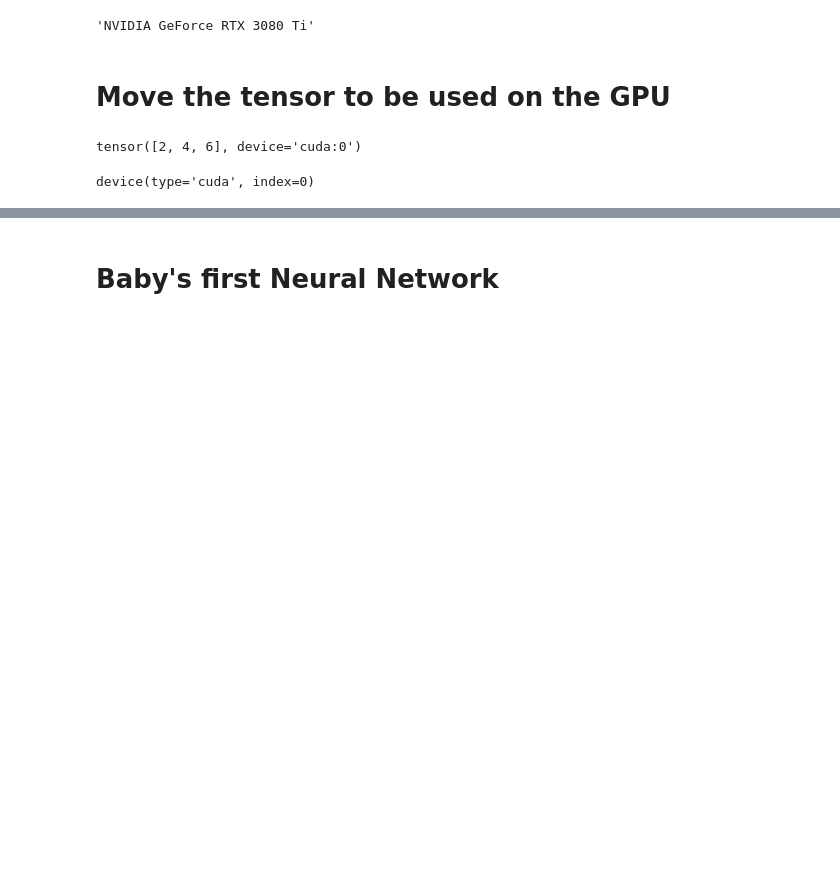
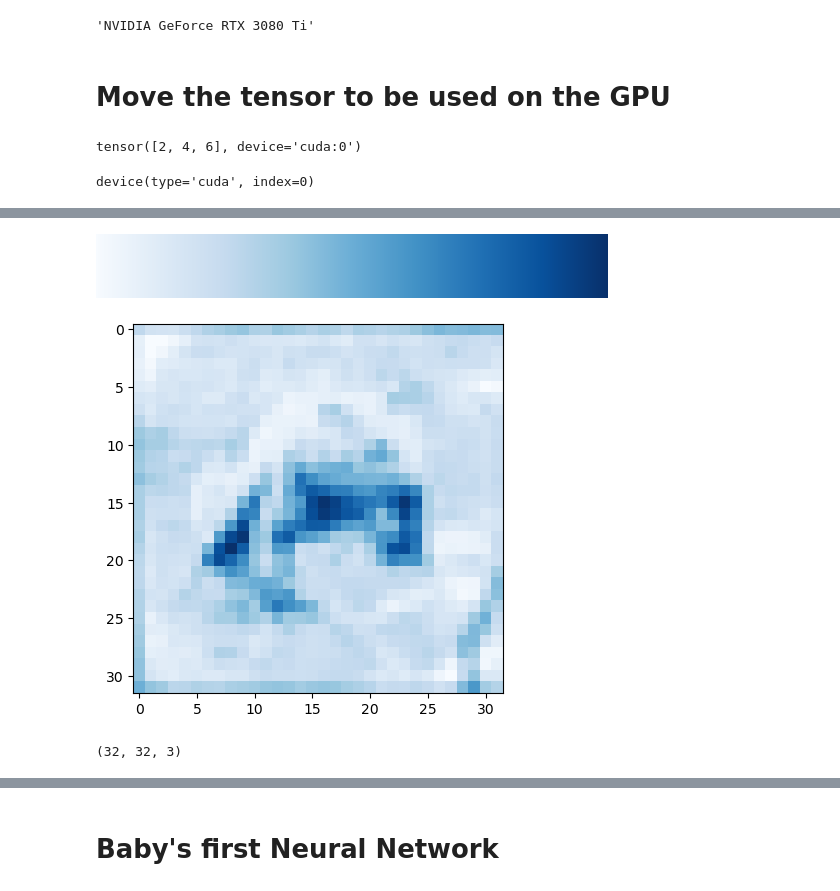
Before and after one commit to SandysPappy/datacamp, a Jupyter notebook: IntroToPyTorch.ipynb, the cells around one changed output, grey strips where cells are left out. Cells and saved outputs as stored; diff of their text form; code cells hidden in the pictures; blank space fills up the shorter version.

```diff
--- a/IntroToPyTorch.ipynb
+++ b/IntroToPyTorch.ipynb
@@ -87,0 +212,10 @@ dict_keys(['batch_label', 'labels', 'data', 'filenames'])
+# %%
+plt.imshow(blue_channel, cmap='Blues')
+plt.get_cmap(name='Blues')
+# %% [output]
+[figure, added]
+[figure, added]
+# %%
+image.shape
+# %% [output]
+(32, 32, 3)
```
Also changed, not shown: parts of 43 cells of this notebook.
